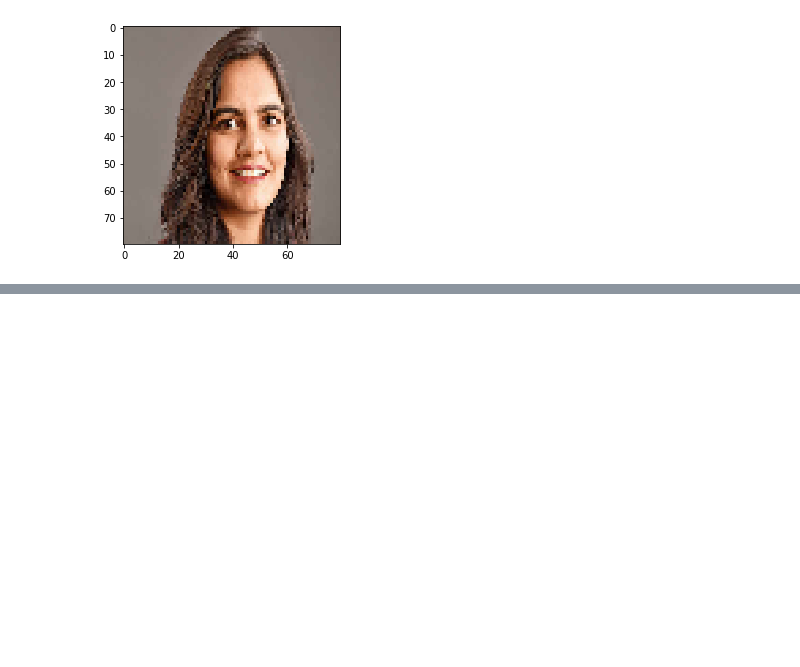
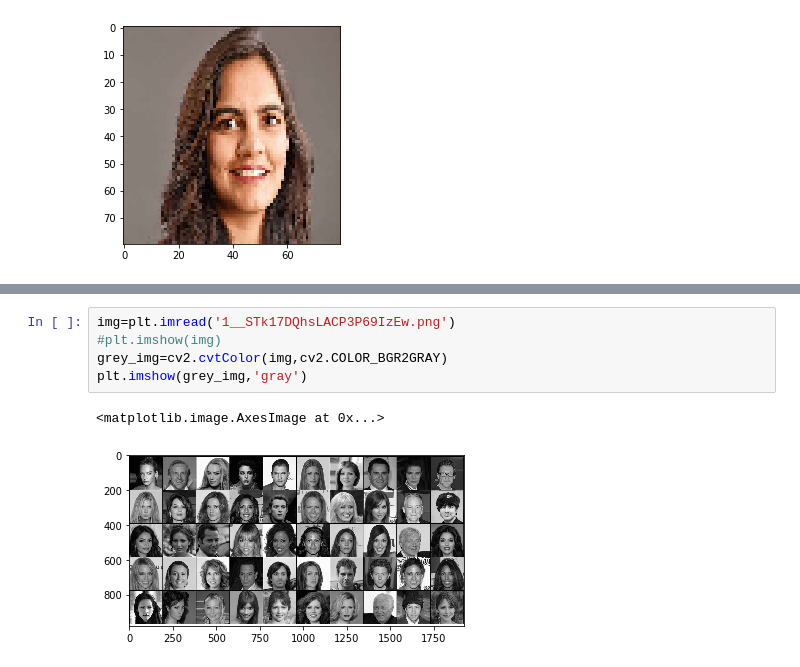
Before and after one commit to SubhabrataOreo/Face-Recognision, a Jupyter notebook: Face_Recog.ipynb, the cells around one changed output, grey strips where cells are left out. Saved outputs shown, nothing was run; the diff lists cells and outputs as text; blank space fills up the shorter version.

```diff
--- a/Face_Recog.ipynb
+++ b/Face_Recog.ipynb
@@ -66,0 +115,8 @@ plt.imshow(pp_img)
+# %%
+img=plt.imread('1__STk17DQhsLACP3P69IzEw.png')
+#plt.imshow(img)
+grey_img=cv2.cvtColor(img,cv2.COLOR_BGR2GRAY)
+plt.imshow(grey_img,'gray')
+# %% [output]
+<matplotlib.image.AxesImage at 0x...>
+[figure, added]
```
Also changed, not shown: parts of 14 cells of this notebook.
